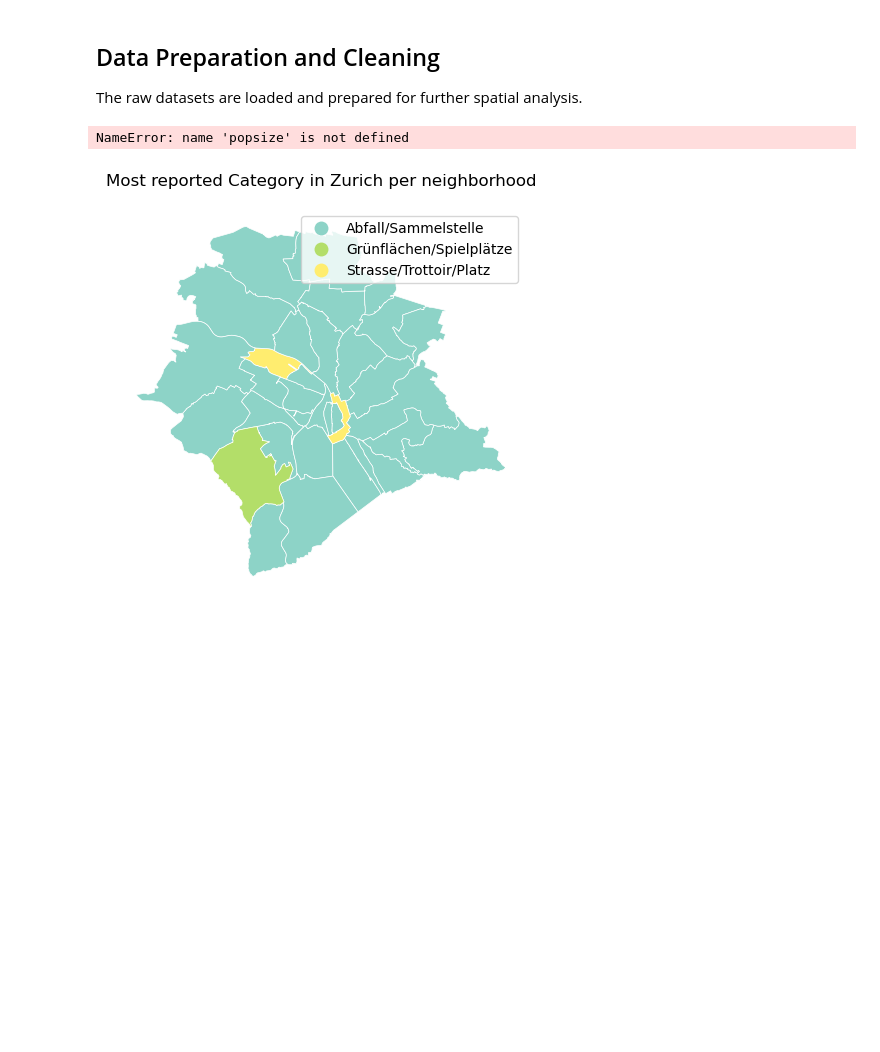
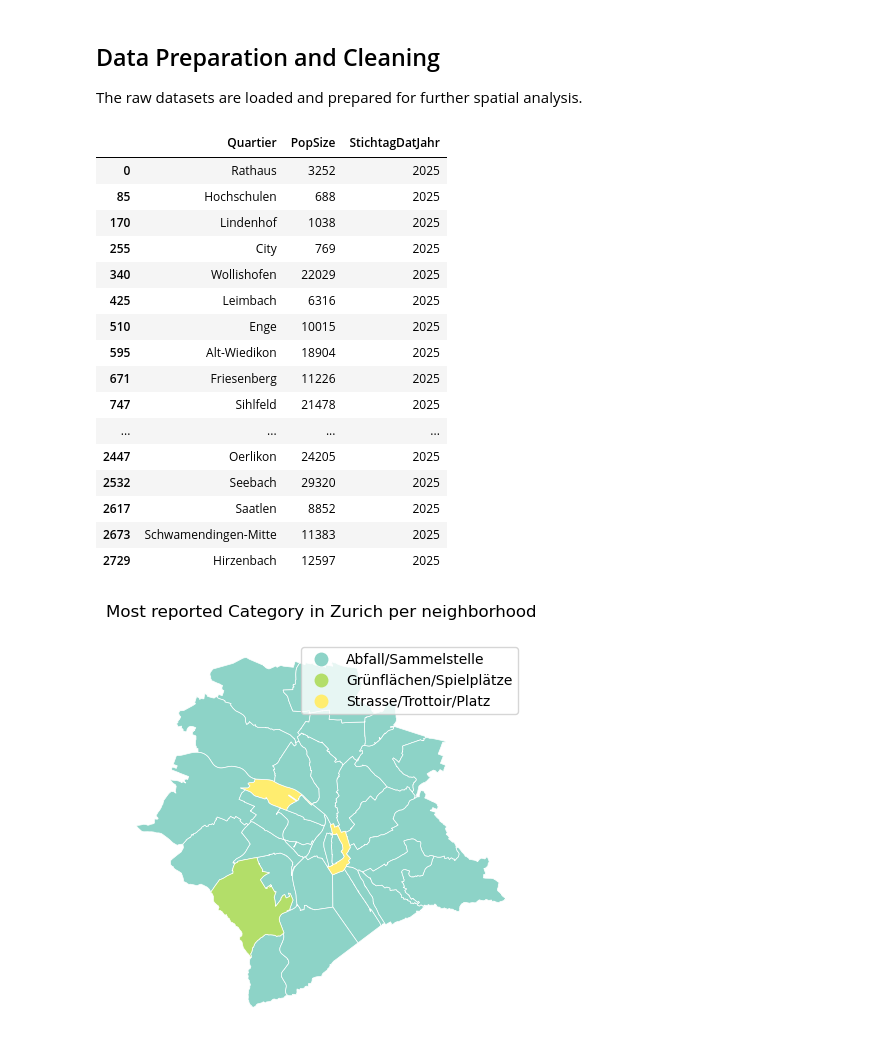
Before and after one commit to arisenn02/ESS341_Project_Arina_Senn, a Jupyter notebook: notebooks/1zurich_urban_issues.ipynb, the cells around one changed output. Cells and saved outputs as stored; diff of their text form; code cells hidden in the pictures; blank space fills up the shorter version.

```diff
--- a/notebooks/1zurich_urban_issues.ipynb
+++ b/notebooks/1zurich_urban_issues.ipynb
@@ -59,35 +59,52 @@ processed_zwn["resolved_time"] = pd.to_datetime(processed_zwn["resolved_time"],
 processed_zwn = gpd.GeoDataFrame(processed_zwn,geometry=gpd.points_from_xy(processed_zwn["East"], processed_zwn["North"])
 )
 # select useful columns (without East and North)
 #processed_zwn= processed_zwn[["category","report_time","geometry","status","resolved_time"]]
 
 #define CRS (CH1903+ / LV95)
 processed_zwn = processed_zwn.set_crs(epsg=2056)
 
 #-------------------------------------------------------------------------------------------------------------------------
 # Prepare processed_quartiere dataset
 #-------------------------------------------------------------------------------------------------------------------------
 
 # Convert geometry column from string format into geometry objects
 processed_quartiere["Geometry"] = processed_quartiere["Geometry"].apply(wkt.loads)
 
 #define "Geometry" column as spatial geometry in a GeoDataFrame
 processed_quartiere = gpd.GeoDataFrame(
     processed_quartiere,
     geometry="Geometry")
 
 #define missing CRS (CH1903+ / LV95)
 processed_quartiere = processed_quartiere.set_crs(epsg=2056)
 
 
 #-------------------------------------------------------------------------------------------------------------------------
 # Prepare pop_size dataset
 #-------------------------------------------------------------------------------------------------------------------------
 
 # choose year 2025
-pop_size= popsize[raw_popsize["StichtagDatJahr"]	== 2025]
+pop_size= pop_size[raw_popsize["StichtagDatJahr"]	== 2025]
+pop_size
 # %% [output]
-NameError: name 'popsize' is not defined
+|  | Quartier | PopSize | StichtagDatJahr |
+| 0 | Rathaus | 3252 | 2025 |
+| 85 | Hochschulen | 688 | 2025 |
+| 170 | Lindenhof | 1038 | 2025 |
+| 255 | City | 769 | 2025 |
+| 340 | Wollishofen | 22029 | 2025 |
+| 425 | Leimbach | 6316 | 2025 |
+| 510 | Enge | 10015 | 2025 |
+| 595 | Alt-Wiedikon | 18904 | 2025 |
+| 671 | Friesenberg | 11226 | 2025 |
+| 747 | Sihlfeld | 21478 | 2025 |
+| ... | ... | ... | ... |
+| 2447 | Oerlikon | 24205 | 2025 |
+| 2532 | Seebach | 29320 | 2025 |
+| 2617 | Saatlen | 8852 | 2025 |
+| 2673 | Schwamendingen-Mitte | 11383 | 2025 |
+| 2729 | Hirzenbach | 12597 | 2025 |
 # %%
 #i
 import matplotlib.pyplot as plt
```
Also changed, not shown: parts of 4 cells of this notebook, 2 other files.
